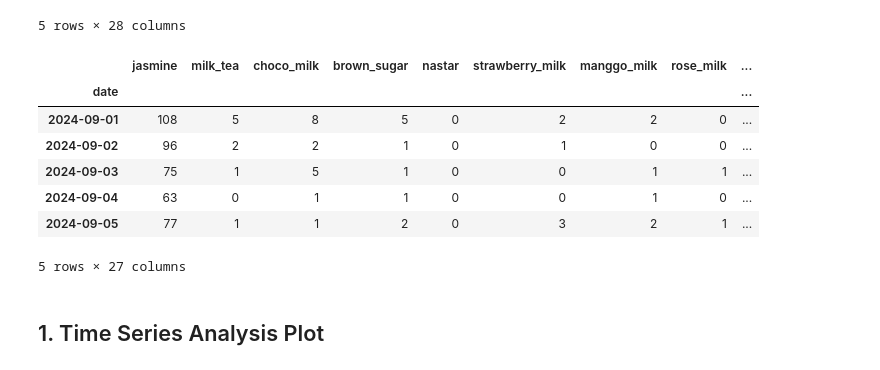
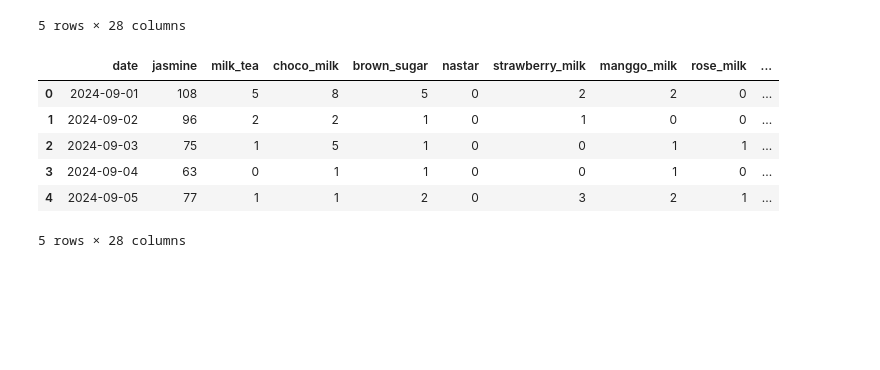
Before and after one commit to bryanfks-dev/Klempoken-Analysis, a Jupyter notebook: main.ipynb, the cells around one changed output. Drawn from its saved outputs; the diff is of its cells as text; code cells hidden in the pictures; blank space fills up the shorter version.

```diff
--- a/main.ipynb
+++ b/main.ipynb
@@ -10,10 +10,10 @@ import matplotlib.pyplot as plt
 import seaborn
 # %%
 # Load data from CSV file
-data = pd.read_csv('dataset.csv')
+df = pd.read_csv('dataset.csv')
 
-# Shows the first 5 rows of the dataset
-data.head()
+# Shows the first 5 rows of the dataframe
+df.head()
 # %% [output]
 |  | date | jasmine | milk_tea | choco_milk | brown_sugar | nastar | strawberry_milk | manggo_milk | rose_milk | ... |
 | 0 | 09/01/2024 | 108 | 5 | 8 | 5 | 0 | 2 | 2 | 0 | ... |
@@ -24,21 +24,15 @@ data.head()
 5 rows × 28 columns
 # %%
 # Convert 'date' column to datetime format
-data['date'] = pd.to_datetime(data['date'], format='%m/%d/%Y')
-
-# Set 'date' column as index
-data.set_index('date', inplace=True)
+df["date"] = pd.to_datetime(df["date"], format="%m/%d/%Y")
 
 # Shows the first 5 rows of the dataset
-data.head()
+df.head()
 # %% [output]
-|  | jasmine | milk_tea | choco_milk | brown_sugar | nastar | strawberry_milk | manggo_milk | rose_milk | ... |
-| date |  |  |  |  |  |  |  |  | ... |
-| 2024-09-01 | 108 | 5 | 8 | 5 | 0 | 2 | 2 | 0 | ... |
-| 2024-09-02 | 96 | 2 | 2 | 1 | 0 | 1 | 0 | 0 | ... |
-| 2024-09-03 | 75 | 1 | 5 | 1 | 0 | 0 | 1 | 1 | ... |
-| 2024-09-04 | 63 | 0 | 1 | 1 | 0 | 0 | 1 | 0 | ... |
-| 2024-09-05 | 77 | 1 | 1 | 2 | 0 | 3 | 2 | 1 | ... |
+|  | date | jasmine | milk_tea | choco_milk | brown_sugar | nastar | strawberry_milk | manggo_milk | rose_milk | ... |
+| 0 | 2024-09-01 | 108 | 5 | 8 | 5 | 0 | 2 | 2 | 0 | ... |
+| 1 | 2024-09-02 | 96 | 2 | 2 | 1 | 0 | 1 | 0 | 0 | ... |
+| 2 | 2024-09-03 | 75 | 1 | 5 | 1 | 0 | 0 | 1 | 1 | ... |
+| 3 | 2024-09-04 | 63 | 0 | 1 | 1 | 0 | 0 | 1 | 0 | ... |
+| 4 | 2024-09-05 | 77 | 1 | 1 | 2 | 0 | 3 | 2 | 1 | ... |
-5 rows × 27 columns
+5 rows × 28 columns
-# %% [markdown]
-## 1. Time Series Analysis Plot
```
Also changed, not shown: parts of 15 cells of this notebook, 1 other file.
